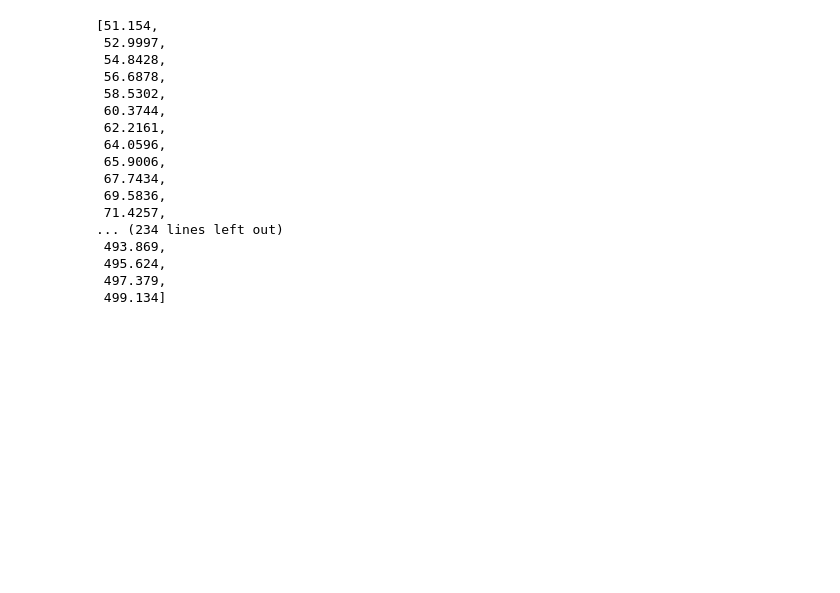
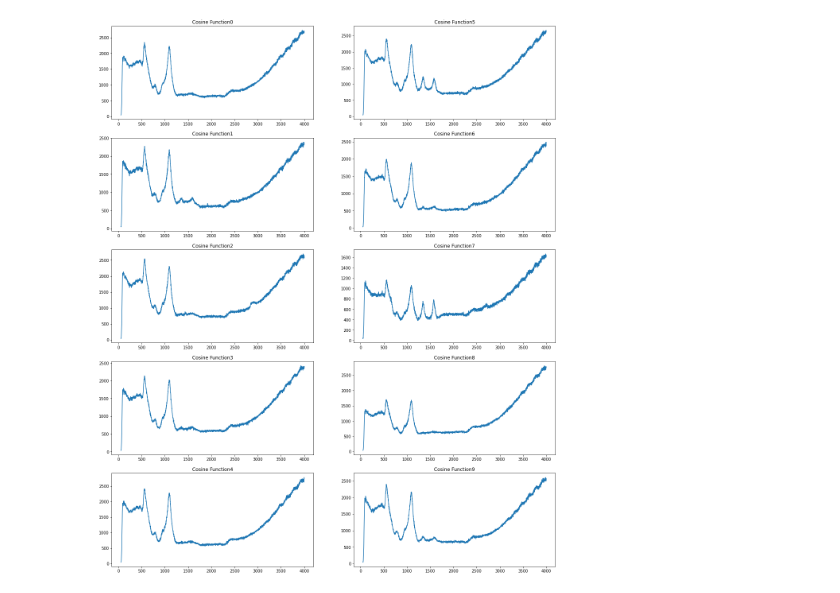
Before and after one commit to oftavira/BitacoraLiteratura, a Jupyter notebook: Graficas/ploting.ipynb, the cells around one changed output. Cells and saved outputs as stored; diff of their text form; code cells hidden in the pictures; blank space fills up the shorter version.

Commit message:
Corrección de métodos de graficar y encapsulamiento en class

```diff
--- a/Graficas/ploting.ipynb
+++ b/Graficas/ploting.ipynb
@@ -17 +5,55 @@ for file in files:
+# %%
+# Paqueteria utilizada
+# Matplotlib: Para graficar
+# os: Obtener el path o camino al directorio de trabajo en curso
+# cwd = current working directory
+
+import matplotlib.pyplot as plt
+import os
+
+# Current working directory
+cwd   = os.getcwd()
+# Subcarpeta de trabajo
+folder= '/datosramana'
+# Archivos en el directorio
+files = os.listdir( cwd + folder)
+
+files = [ cwd + folder + '/' + f for f in files]
+
+conts = []
+
+for file in files:
+    with open(file, 'r', encoding = 'unicode_escape') as tempfile:
+        conts.append(tempfile.read())
+
+specs = []
+
+for cont in conts:
+    values = cont.split('#Acquired')[1].split('\n')[1:-1]
+    spx=[]
+    spy=[]
+    for string_values in values:
+        try:
+            x = float(string_values.split('\t')[0])
+            y = float(string_values.split('\t')[1])
+        except:
+            pass
+        spx.append(x)
+        spy.append(y)
+    specs.append((spx,spy))
+
+figure, axis = plt.subplots(5, 2, figsize=(20,25))
+
+i=0
+
+for col in range(0,2):
+    for row in range(0,5):
+        try:
+            axis[row, col].plot(specs[i][0], specs[i][1])
+            axis[row, col].set_title("Cosine Function"+str(i))
+            i+=1
+        except:
+            'Se han graficado todos los espectros sin llenar los espacios'
+# %% [output]
+[figure, added]
 # %%
@@ -26,20 +88,0 @@ for string_values in values:
-# %%
-spx
-# %% [output]
-[51.154,
- 52.9997,
- 54.8428,
- 56.6878,
- 58.5302,
- 60.3744,
- 62.2161,
- 64.0596,
- 65.9006,
- 67.7434,
- 69.5836,
- 71.4257,
-... (234 lines left out)
- 493.869,
- 495.624,
- 497.379,
- 499.134]
```
Also changed, not shown: parts of 5 cells of this notebook, 38 other files.
